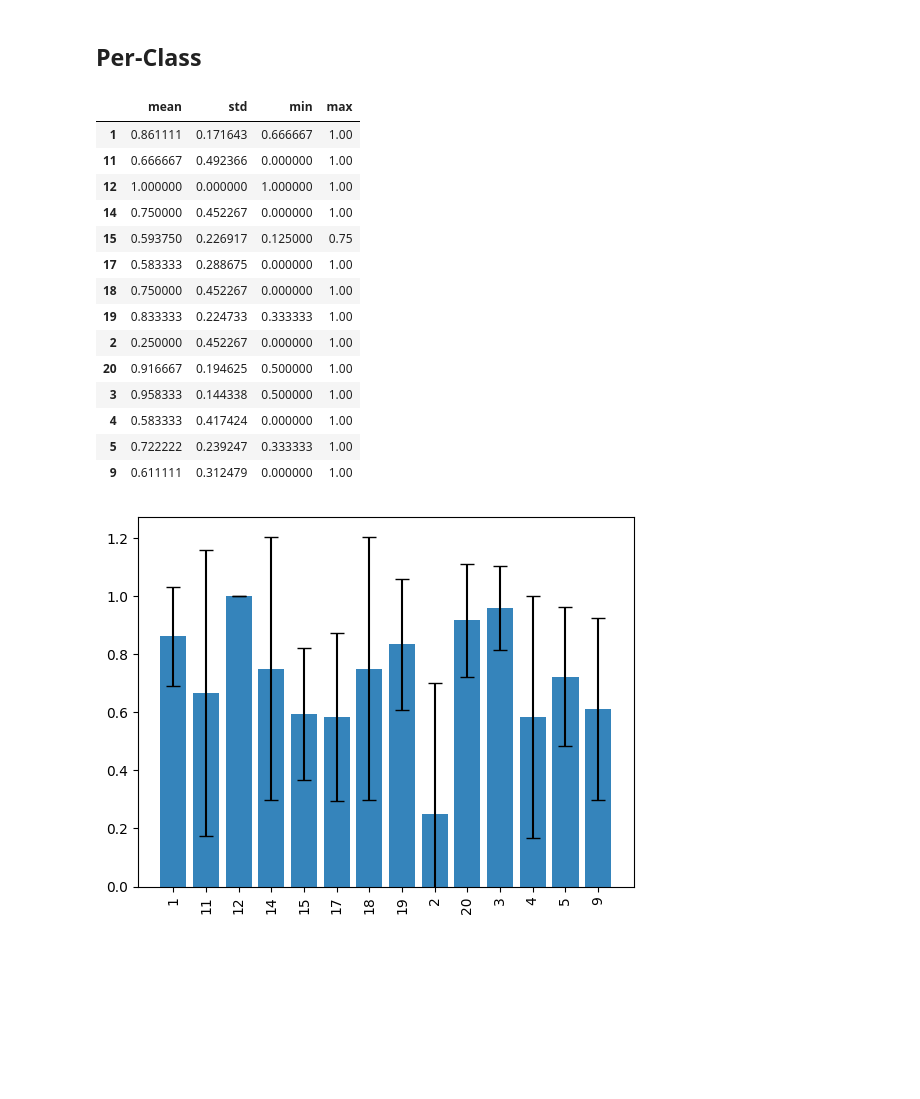
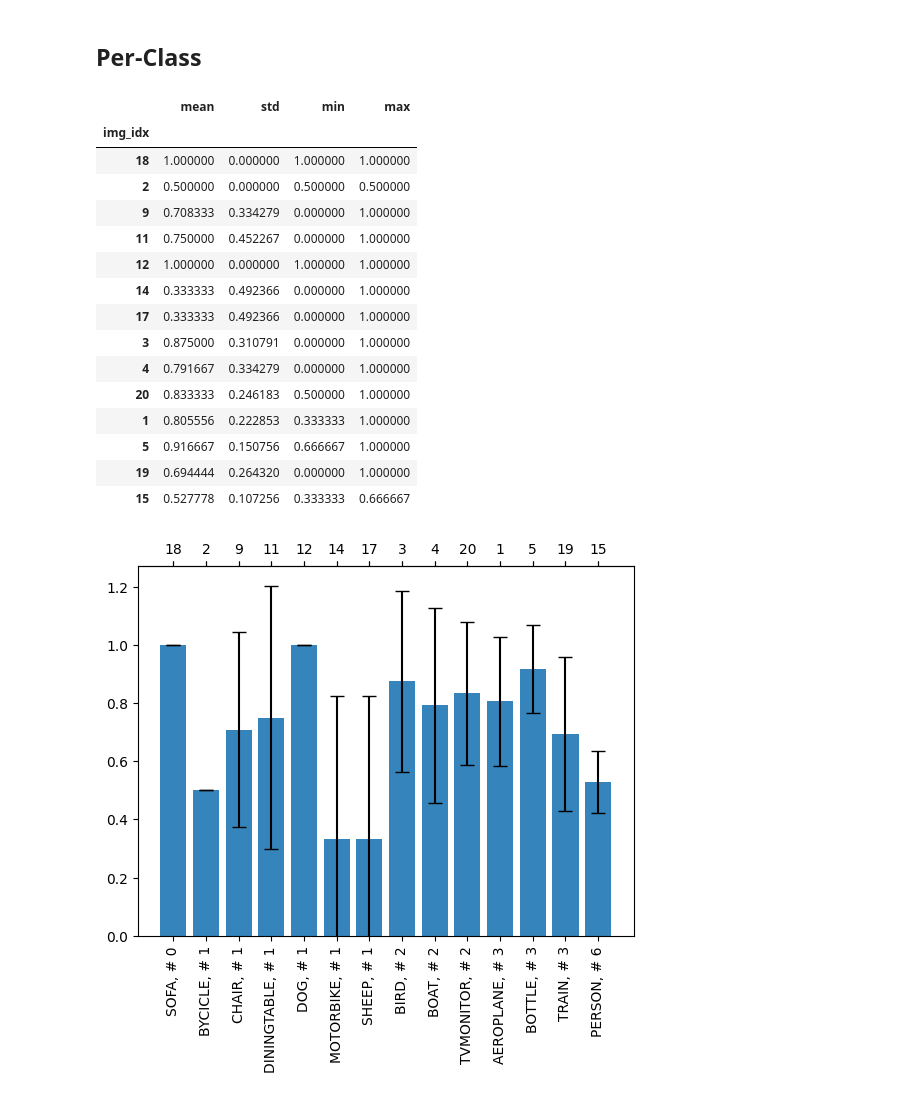
Before and after one commit to Luca-Olivieri/training-text-description-loss, a Jupyter notebook: src/notebooks/assess_class_split_diff.ipynb, the cells around one changed output. Cells and saved outputs as stored; diff of their text form; code cells hidden in the pictures; blank space fills up the shorter version.

```diff
--- a/src/notebooks/assess_class_split_diff.ipynb
+++ b/src/notebooks/assess_class_split_diff.ipynb
@@ -28,8 +27,7 @@ root_exp_name = "test_class_split"
 # %%
-root_exp_path = get_selected_annots_path(BY_MODEL, IMAGE_RESIZING_MODE, OUTPUT_MODE, SPLIT_BY) / "eval_prs" / root_exp_name
+root_exp_path = get_selected_annots_path(BY_MODEL, SPLIT_BY) / "eval_prs" / root_exp_name
 
-# exps_path = glob(f"{root_exp_path}/*")
-exps_path = glob(f"{root_exp_path}/*")[1:]
+exps_path = glob(f"{root_exp_path}/*")
 exps_names = [os.path.splitext(os.path.basename(path))[0] for path in exps_path]
 exps_names
 # %% [output]
@@ -53,7 +51,7 @@ for exp_path, exp_name in zip(exps_path, exps_names):
     df_score_prs_per_class = pd.DataFrame()
 
     for variation_name in variations_names:
-        eval_prs = get_many_eval_pr(BY_MODEL, IMAGE_RESIZING_MODE, OUTPUT_MODE, SPLIT_BY, f"{root_exp_name}/{exp_name}", variation_name, return_state=False)
+        eval_prs = get_many_eval_pr(BY_MODEL, SPLIT_BY, f"{root_exp_name}/{exp_name}", variation_name, return_state=False)
 
         _df_all_prs = pd.DataFrame.from_dict(eval_prs, orient='index')
 
@@ -61,6 +59,9 @@ for exp_path, exp_name in zip(exps_path, exps_names):
         _df_score_prs = _df_all_prs.map(lambda x: x["score"] if type(x) == dict else None).mean(axis=1).astype(float)
         _df_pred_prs_per_class = _df_all_prs.map(lambda x: x["pred"] == "correct" if type(x) == dict else None).mean(axis=0).astype(float)
         _df_score_prs_per_class = _df_all_prs.map(lambda x: x["score"] if type(x) == dict else None).mean(axis=0).astype(float)
+
+        _df_pred_prs_per_class.index = _df_pred_prs_per_class.index.map(int)
+        _df_score_prs_per_class.index = _df_score_prs_per_class.index.map(int)
 
         df_pred_prs = pd.concat([df_pred_prs, _df_pred_prs], axis=1)
         df_score_prs = pd.concat([df_score_prs, _df_score_prs], axis=1)
@@ -143,27 +136,45 @@ df_mean_score_prs.describe().iloc[[1, 2, 3, 7]]
 # %% [markdown]
 ## Per-Class
+# %%
+sign_classes_np = np.zeros((max(df_pred_prs.index)+1, max(df_pred_prs_per_class.index)+1))
+sign_classes_np.shape
+
+for img_idx in sorted(df_pred_prs.index):
+    significant_classes_gt = get_significant_classes(GTS_PATH / (image_UIDs[img_idx] + ".png"), IMAGE_SIZE, CLASS_MAP)
+    for c in significant_classes_gt:
+        sign_classes_np[img_idx, c] += 1
+class_counts = np.sum(sign_classes_np, axis=0)
+# %%
+df_pred_prs_per_class.index.name = "img_idx"
+df_pred_prs_per_class['counts'] = [class_counts[c] for c in df_pred_prs_per_class.index]
+df_pred_prs_per_class = df_pred_prs_per_class.sort_values(by=['counts', "img_idx"]).drop(columns='counts')
 # %%
-display(df_pred_prs_per_class.transpose().describe().transpose()[["mean", "std", "min", "max"]].sort_index())
-mean = df_pred_prs_per_class.transpose().mean().sort_index()
-std = df_pred_prs_per_class.transpose().std().sort_index()
-plt.bar(mean.index, mean, yerr=std, capsize=5, alpha=0.9)
+display(df_pred_prs_per_class.transpose().describe().transpose()[["mean", "std", "min", "max"]])
+mean = df_pred_prs_per_class.transpose().mean()
+std = df_pred_prs_per_class.transpose().std()
+plt.bar([f"{CLASSES[i]}, # {int(class_counts[i])}" for i in mean.index], mean, yerr=std, capsize=5, alpha=0.9)
+plt.tick_params(axis='x', which='both', top=True)
+top_ax = plt.gca().secondary_xaxis('top')
+top_ax.set_xticks(range(len(mean.index)))
+top_ax.set_xticklabels(mean.index)
 plt.ylim(bottom=0)
 plt.xticks(rotation=90)
 plt.show()
 # %% [output]
 |  | mean | std | min | max |
-| 1 | 0.861111 | 0.171643 | 0.666667 | 1.00 |
-| 11 | 0.666667 | 0.492366 | 0.000000 | 1.00 |
-| 12 | 1.000000 | 0.000000 | 1.000000 | 1.00 |
-| 14 | 0.750000 | 0.452267 | 0.000000 | 1.00 |
-| 15 | 0.593750 | 0.226917 | 0.125000 | 0.75 |
-| 17 | 0.583333 | 0.288675 | 0.000000 | 1.00 |
-| 18 | 0.750000 | 0.452267 | 0.000000 | 1.00 |
-| 19 | 0.833333 | 0.224733 | 0.333333 | 1.00 |
-| 2 | 0.250000 | 0.452267 | 0.000000 | 1.00 |
-| 20 | 0.916667 | 0.194625 | 0.500000 | 1.00 |
-| 3 | 0.958333 | 0.144338 | 0.500000 | 1.00 |
-| 4 | 0.583333 | 0.417424 | 0.000000 | 1.00 |
-| 5 | 0.722222 | 0.239247 | 0.333333 | 1.00 |
-| 9 | 0.611111 | 0.312479 | 0.000000 | 1.00 |
+| img_idx |  |  |  |  |
+| 18 | 1.000000 | 0.000000 | 1.000000 | 1.000000 |
+| 2 | 0.500000 | 0.000000 | 0.500000 | 0.500000 |
+| 9 | 0.708333 | 0.334279 | 0.000000 | 1.000000 |
+| 11 | 0.750000 | 0.452267 | 0.000000 | 1.000000 |
+| 12 | 1.000000 | 0.000000 | 1.000000 | 1.000000 |
+| 14 | 0.333333 | 0.492366 | 0.000000 | 1.000000 |
+| 17 | 0.333333 | 0.492366 | 0.000000 | 1.000000 |
+| 3 | 0.875000 | 0.310791 | 0.000000 | 1.000000 |
+| 4 | 0.791667 | 0.334279 | 0.000000 | 1.000000 |
+| 20 | 0.833333 | 0.246183 | 0.500000 | 1.000000 |
+| 1 | 0.805556 | 0.222853 | 0.333333 | 1.000000 |
+| 5 | 0.916667 | 0.150756 | 0.666667 | 1.000000 |
+| 19 | 0.694444 | 0.264320 | 0.000000 | 1.000000 |
+| 15 | 0.527778 | 0.107256 | 0.333333 | 0.666667 |
-[figure, old version]
+[figure, new version]
```
Also changed, not shown: parts of 7 cells of this notebook, 13 other files.
